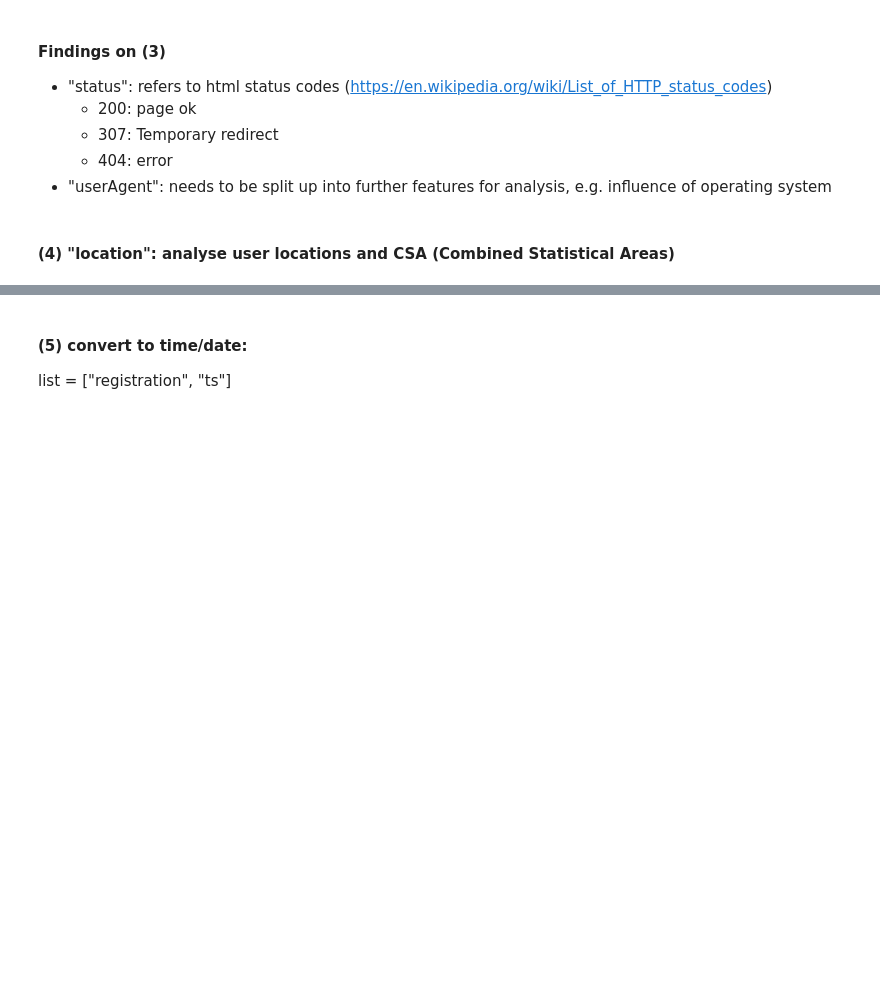
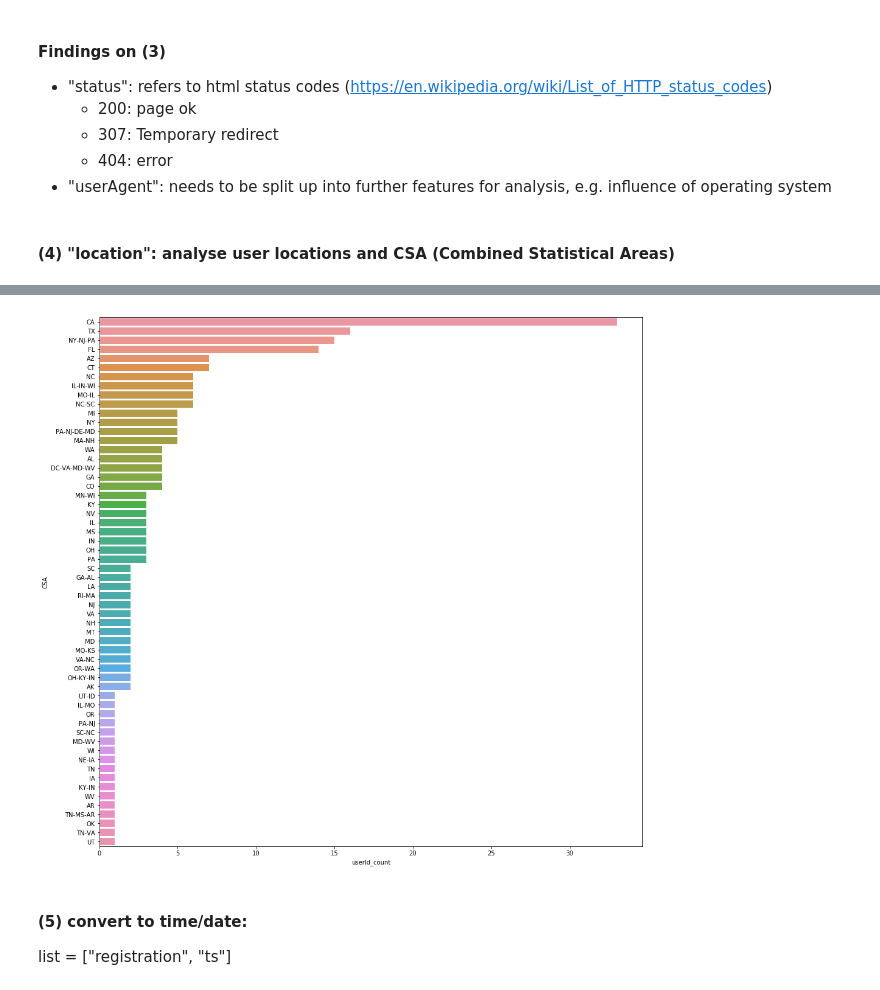
Before and after one commit to bofflord/sparkify, a Jupyter notebook: Sparkify.ipynb, the cells around one changed output, grey strips where cells are left out. Saved outputs shown, nothing was run; the diff lists cells and outputs as text; code cells hidden in the pictures; blank space fills up the shorter version.

```diff
--- a/Sparkify.ipynb
+++ b/Sparkify.ipynb
@@ -264,3 +344,11 @@ Distinct users per CSA: 226. Distinct users per location: 226
+# %%
+# number of users per CSA
+pd_distinct_users_csa = user_log.select("userId", "CSA").distinct().groupBy("CSA").agg(F.count("userId").alias("userId_count")).orderBy("userId_count", ascending=False).toPandas()
+# %%
+plt.figure(figsize=(16, 16))
+sns.barplot(x="userId_count", y="CSA", data=pd_distinct_users_csa);
+# %% [output]
+[figure, added]
 # %% [markdown]
 ####  (5) convert to time/date: ####
 list = ["registration", "ts"]
```
Also changed, not shown: parts of 34 cells of this notebook, 1 other file.
